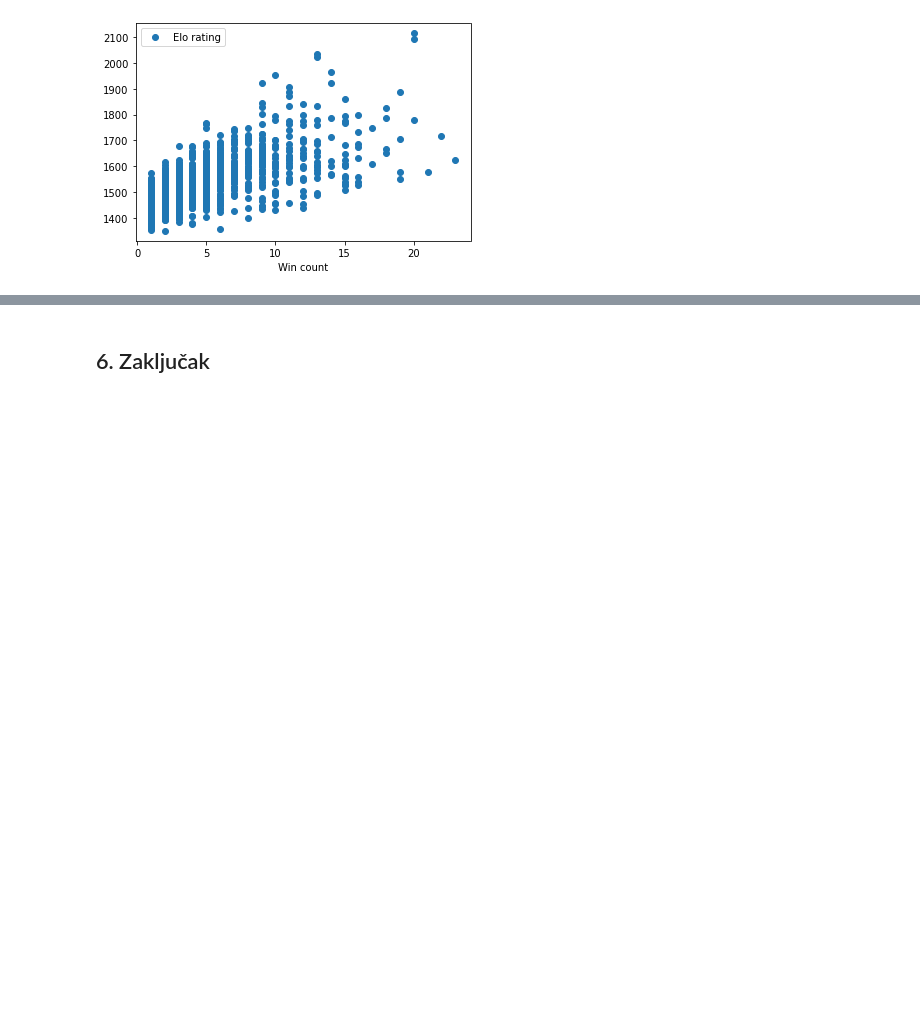
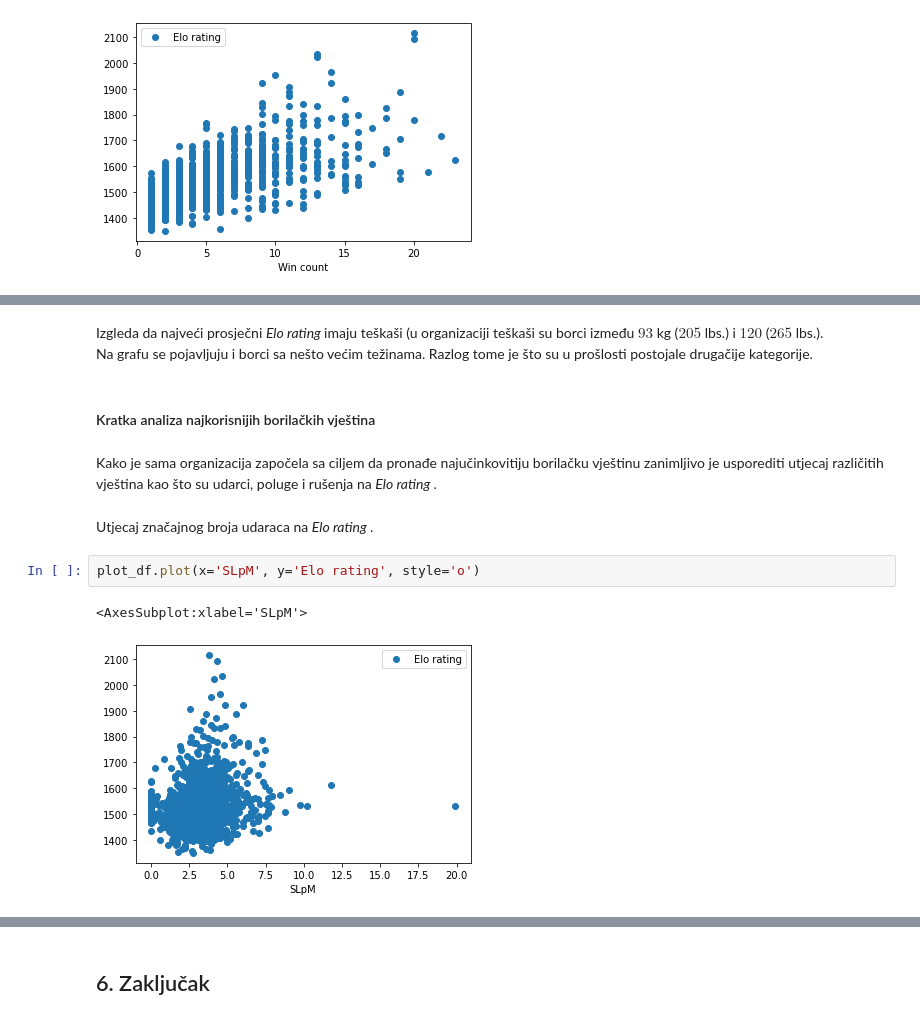
Before and after one commit to basioli-k/Elo-rating-for-UFC, a Jupyter notebook: Elo for UFC.ipynb, the cells around one changed output, grey strips where cells are left out. Cells and saved outputs as stored; diff of their text form; blank space fills up the shorter version.

```diff
--- a/Elo for UFC.ipynb
+++ b/Elo for UFC.ipynb
@@ -433,0 +451,14 @@ plot_df.plot(x='Win count', y='Elo rating', style='o')
+# %% [markdown]
+Izgleda da najveći prosječni <i> Elo rating </i> imaju teškaši (u organizaciji teškaši su borci između $93$ kg ($205$ lbs.) i $120$ ($265$ lbs.). <br>
+Na grafu se pojavljuju i borci sa nešto većim težinama. Razlog tome je što su u prošlosti postojale drugačije kategorije.
+# %% [markdown]
+#### Kratka analiza najkorisnijih borilačkih vještina
+# %% [markdown]
+Kako je sama organizacija započela sa ciljem da pronađe najučinkovitiju borilačku vještinu zanimljivo je usporediti utjecaj različitih vještina kao što su udarci, poluge i rušenja na <i> Elo rating </i>.
+# %% [markdown]
+Utjecaj značajnog broja udaraca na <i> Elo rating </i>.
+# %%
+plot_df.plot(x='SLpM', y='Elo rating', style='o')
+# %% [output]
+<AxesSubplot:xlabel='SLpM'>
+[figure, added]
```
Also changed, not shown: parts of 37 cells of this notebook.
